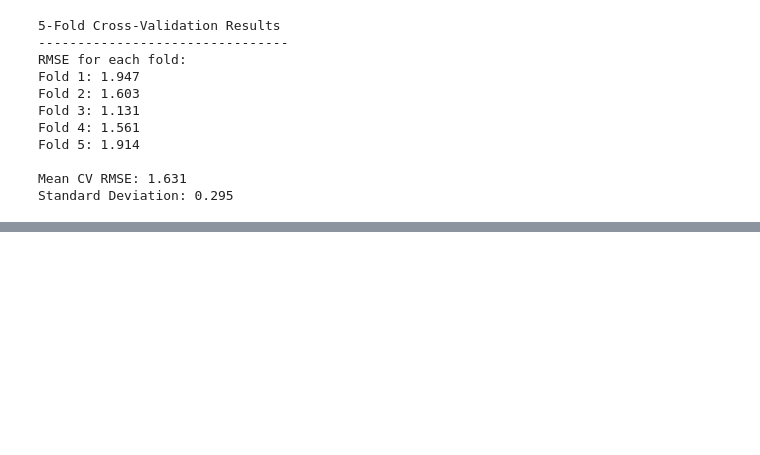
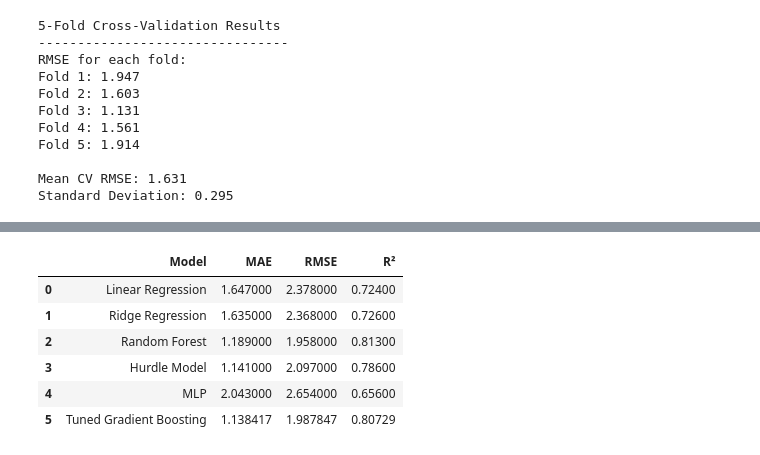
Before and after one commit to J-S-Grewal/Marks_Prediction_Model, a Jupyter notebook: codes/03_gradient_boosting_model.ipynb, the cells around one changed output, grey strips where cells are left out. Saved outputs shown, nothing was run; the diff lists cells and outputs as text; code cells hidden in the pictures; blank space fills up the shorter version.

```diff
--- a/codes/03_gradient_boosting_model.ipynb
+++ b/codes/03_gradient_boosting_model.ipynb
@@ -248,0 +312,47 @@ Standard Deviation: 0.295
+# %%
+# Compare the models developed in the project
+
+comparison = pd.DataFrame({
+    "Model": [
+        "Linear Regression",
+        "Ridge Regression",
+        "Random Forest",
+        "Hurdle Model",
+        "MLP",
+        "Tuned Gradient Boosting"
+    ],
+    "MAE": [
+        1.647,
+        1.635,
+        1.189,
+        1.141,
+        2.043,
+        mae_tuned
+    ],
+    "RMSE": [
+        2.378,
+        2.368,
+        1.958,
+        2.097,
+        2.654,
+        rmse_tuned
+    ],
+    "R²": [
+        0.724,
+        0.726,
+        0.813,
+        0.786,
+        0.656,
+        r2_tuned
+    ]
+})
+
+comparison
+# %% [output]
+|  | Model | MAE | RMSE | R² |
+| 0 | Linear Regression | 1.647000 | 2.378000 | 0.72400 |
+| 1 | Ridge Regression | 1.635000 | 2.368000 | 0.72600 |
+| 2 | Random Forest | 1.189000 | 1.958000 | 0.81300 |
+| 3 | Hurdle Model | 1.141000 | 2.097000 | 0.78600 |
+| 4 | MLP | 2.043000 | 2.654000 | 0.65600 |
+| 5 | Tuned Gradient Boosting | 1.138417 | 1.987847 | 0.80729 |
```
Also changed, not shown: parts of 9 cells of this notebook.
